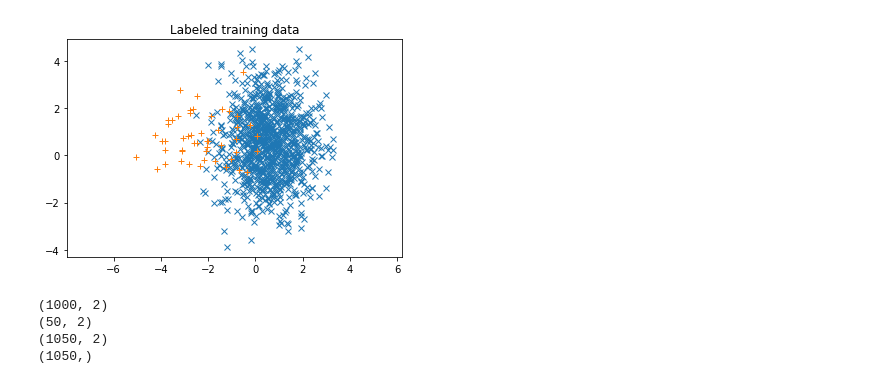
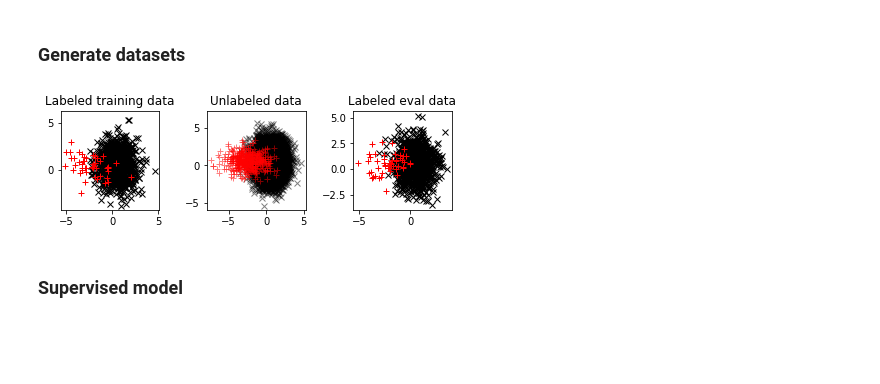
Before and after one commit to AruniRC/class-imbalance, a Jupyter notebook: class_imbalance_gaussians.ipynb, the cells around one changed output. Drawn from its saved outputs; the diff is of its cells as text; code cells hidden in the pictures; blank space fills up the shorter version.

```diff
--- a/class_imbalance_gaussians.ipynb
+++ b/class_imbalance_gaussians.ipynb
@@ -11,32 +12,2 @@ cov_A = [[1,0], [0,2]]
 mean_B = [-2.5, 0.5]
 cov_B = [[2,0], [0,1]]
-# %%
-# Stage-1 training data
-x_A, y_A = np.random.multivariate_normal(mean_A, cov_A, 1000).T
-x_B, y_B = np.random.multivariate_normal(mean_B, cov_B, 50).T
-# %%
-plt.plot(x_A, y_A, 'x')
-plt.plot(x_B, y_B, '+')
-plt.axis('equal')
-plt.title('Labeled training data')
-plt.show()
-# %% [output]
-[figure, removed]
-# %%
-feat_A = np.hstack((x_A[:,np.newaxis], y_A[:,np.newaxis]))
-feat_B = np.hstack((x_B[:,np.newaxis], y_B[:,np.newaxis]))
-label_A = -np.ones(feat_A.shape[0])
-label_B = np.ones(feat_B.shape[0])
-
-print feat_A.shape
-print feat_B.shape
-
-X = np.vstack((feat_A, feat_B))
-y = np.concatenate((label_A, label_B))
-print X.shape
-print y.shape
-# %% [output]
-(1000, 2)
-(50, 2)
-(1050, 2)
-(1050,)
@@ -43 +23,47 @@ print y.shape
+# %% [markdown]
+### Generate datasets
+# %%
+# Generate labeled training dataset
+NUM_A = 1000
+NUM_B = 50
+feat_train, label_train, (x_A, y_A, x_B, y_B) = draw_data(NUM_A, NUM_B)
+
+# Generate unlabeled data (10x more than labeled training)
+NUM_A = 10000
+NUM_B = 500
+feat_u, _, (xu_A, yu_A, xu_B, yu_B) = draw_data(NUM_A, NUM_B)
+
+# Generate test data (same size as original data)
+NUM_A = 1000
+NUM_B = 50
+feat_t, label_t, (xt_A, yt_A, xt_B, yt_B) = draw_data(NUM_A, NUM_B)
+# %%
+# Plot the data
+
+plt.subplot(1, 3, 1)
+plt.plot(x_A, y_A, 'kx')
+plt.plot(x_B, y_B, 'r+')
+plt.axis('square')
+plt.title('Labeled training data')
+plt.tight_layout()
+
+plt.subplot(1, 3, 2)
+plt.plot(xu_A, yu_A, 'kx', alpha=0.5)
+plt.plot(xu_B, yu_B, 'r+', alpha=0.5)
+plt.axis('square')
+plt.title('Unlabeled data')
+plt.tight_layout()
+
+plt.subplot(1, 3, 3)
+plt.plot(xt_A, yt_A, 'kx')
+plt.plot(xt_B, yt_B, 'r+')
+plt.axis('square')
+plt.title('Labeled eval data')
+plt.tight_layout()
+
+plt.show()
+# %% [output]
+[figure, added]
+# %% [markdown]
+### Supervised model
 # %%
```
Also changed, not shown: parts of 23 cells of this notebook.
